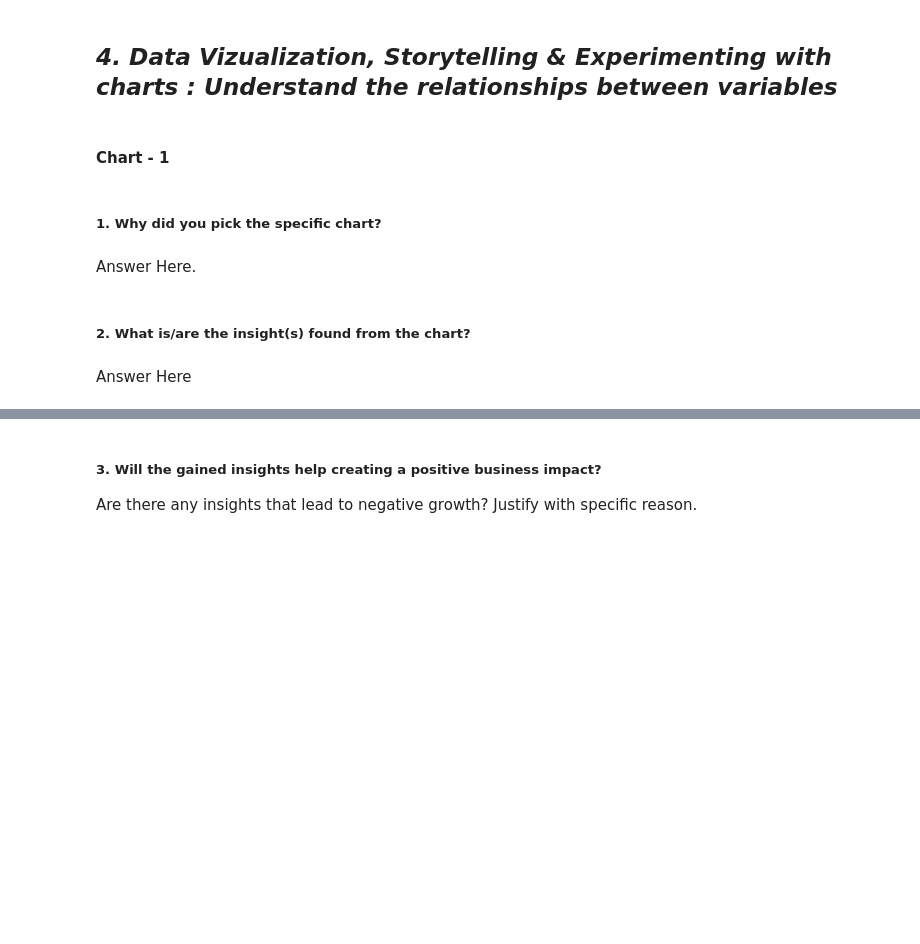
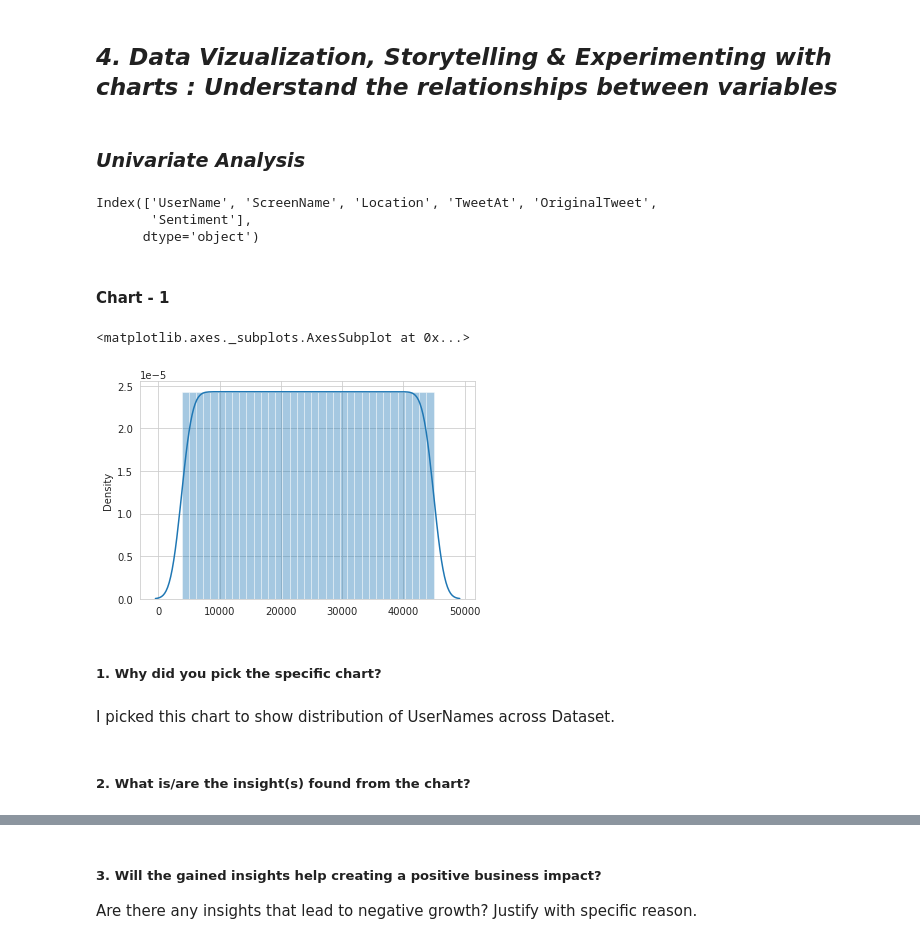
Before and after one commit to Bprs68/Corona-Virus-Tweet-Sentiment-Analysis, a Jupyter notebook: Coronavirus_Tweet_Sentiment_Analysis.ipynb, the cells around one changed output, grey strips where cells are left out. Saved outputs shown, nothing was run; the diff lists cells and outputs as text; code cells hidden in the pictures; blank space fills up the shorter version.

```diff
--- a/Coronavirus_Tweet_Sentiment_Analysis.ipynb
+++ b/Coronavirus_Tweet_Sentiment_Analysis.ipynb
@@ -257,14 +355,24 @@ Answer Here.
 # %% [markdown]
 ## ***4. Data Vizualization, Storytelling & Experimenting with charts : Understand the relationships between variables***
+# %% [markdown]
+### ***Univariate Analysis***
+# %%
+df.columns
+# %% [output]
+Index(['UserName', 'ScreenName', 'Location', 'TweetAt', 'OriginalTweet',
+       'Sentiment'],
+      dtype='object')
 # %% [markdown]
 #### Chart - 1
 # %%
 # Chart - 1 visualization code
+sns.distplot(x=df['UserName'])
+# %% [output]
+<matplotlib.axes._subplots.AxesSubplot at 0x...>
+[figure, added]
 # %% [markdown]
 ##### 1. Why did you pick the specific chart?
-# %% [markdown]
-Answer Here.
+# %% [markdown]
+I picked this chart to show distribution of UserNames across Dataset.
 # %% [markdown]
 ##### 2. What is/are the insight(s) found from the chart?
-# %% [markdown]
-Answer Here
```
Also changed, not shown: parts of 18 cells of this notebook.
